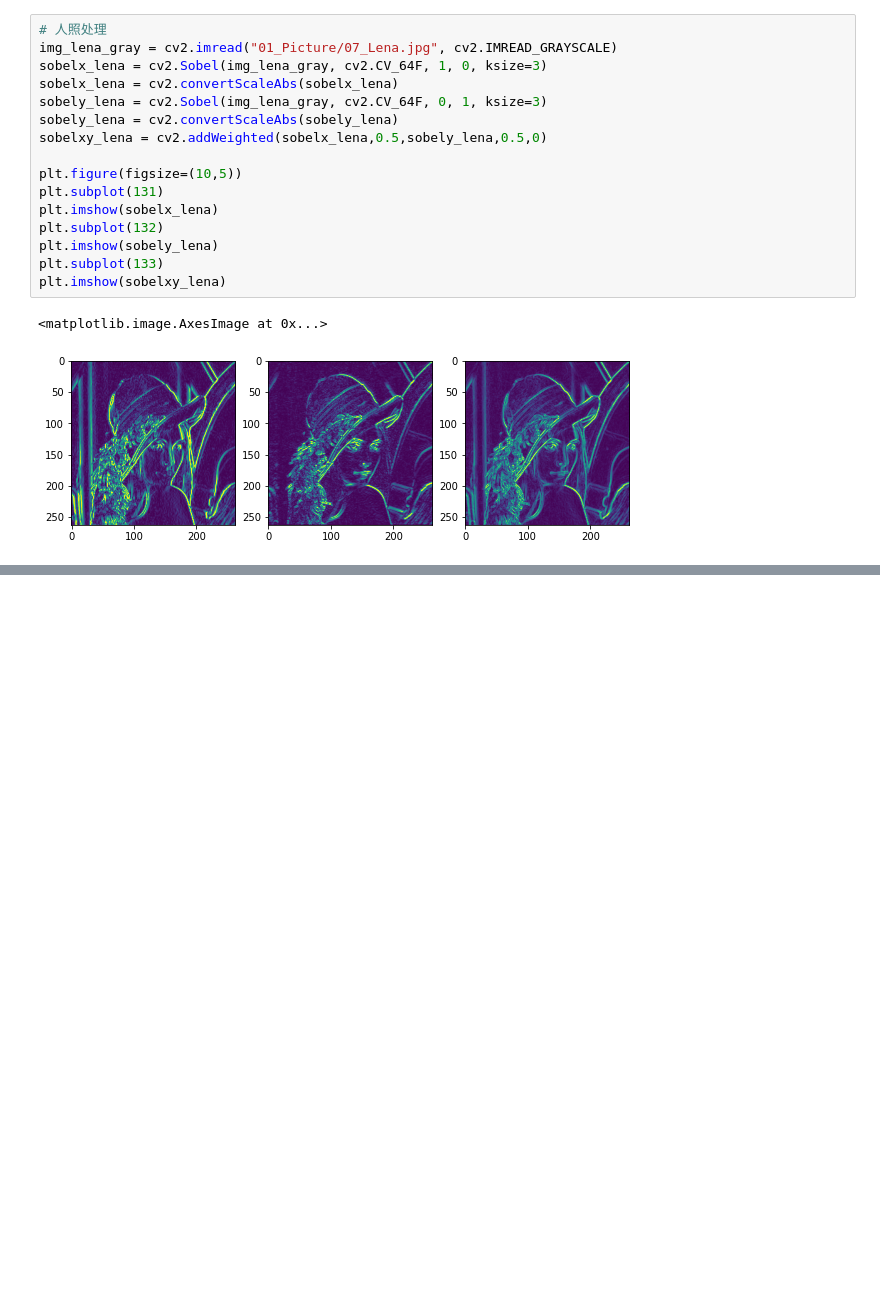
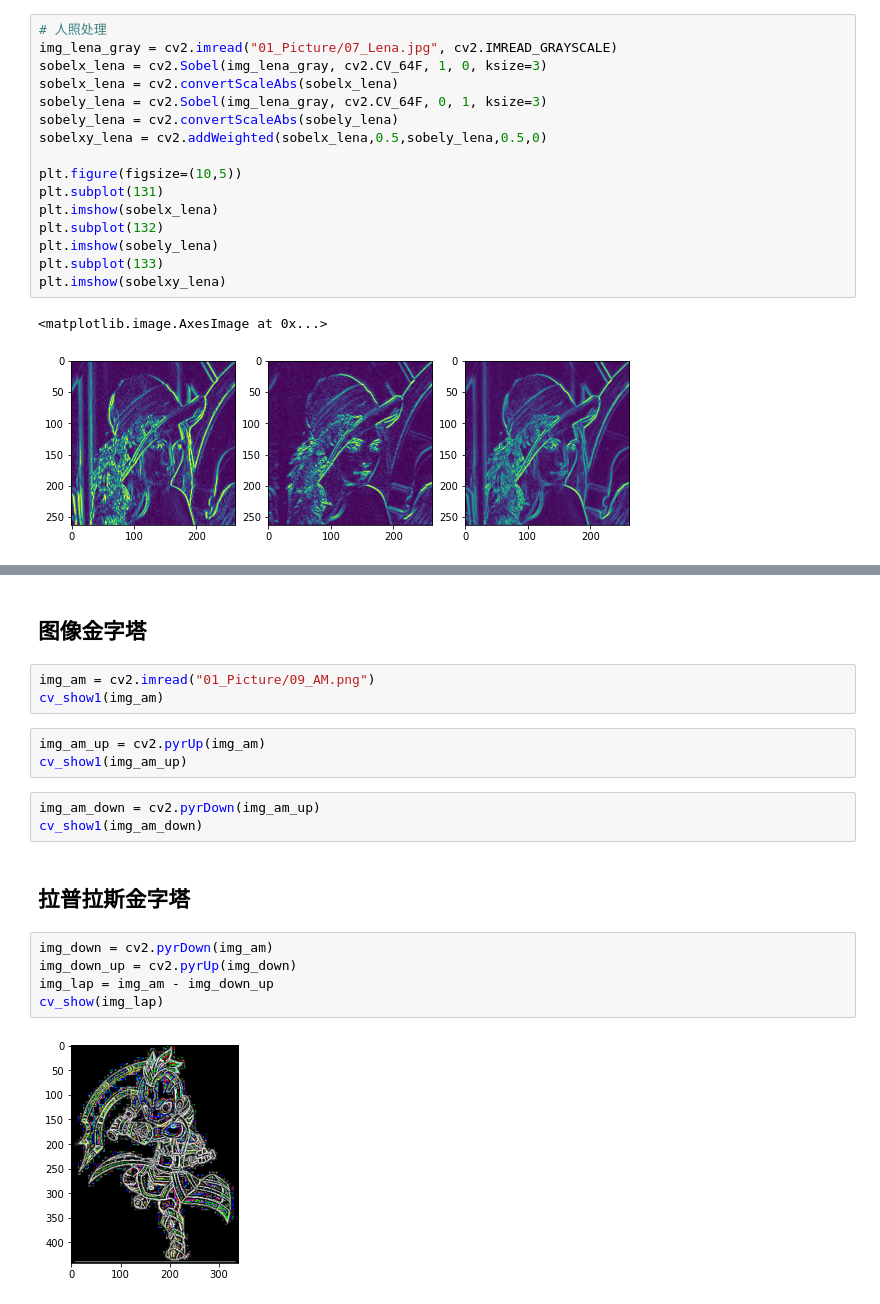
Before and after one commit to gchenustc/opencv, a Jupyter notebook: base_practise.ipynb, the cells around one changed output, grey strips where cells are left out. Cells and saved outputs as stored; diff of their text form; blank space fills up the shorter version.

```diff
--- a/base_practise.ipynb
+++ b/base_practise.ipynb
@@ -328,0 +354,20 @@ plt.imshow(sobelxy_lena)
+# %% [markdown]
+## 图像金字塔
+# %%
+img_am = cv2.imread("01_Picture/09_AM.png")
+cv_show1(img_am)
+# %%
+img_am_up = cv2.pyrUp(img_am)
+cv_show1(img_am_up)
+# %%
+img_am_down = cv2.pyrDown(img_am_up)
+cv_show1(img_am_down)
+# %% [markdown]
+## 拉普拉斯金字塔
+# %%
+img_down = cv2.pyrDown(img_am)
+img_down_up = cv2.pyrUp(img_down)
+img_lap = img_am - img_down_up
+cv_show(img_lap)
+# %% [output]
+[figure, added]
```
Also changed, not shown: parts of 6 cells of this notebook.
